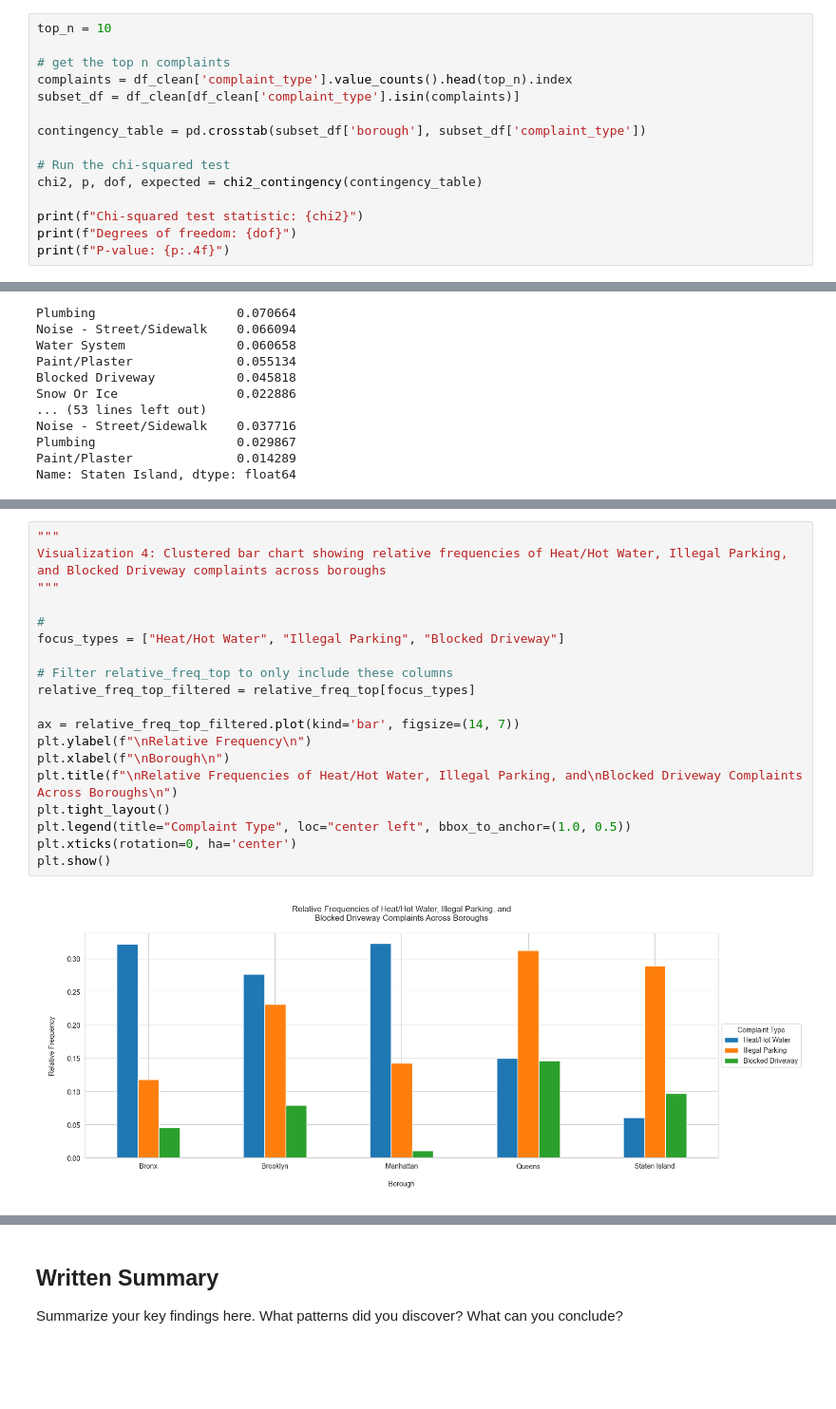
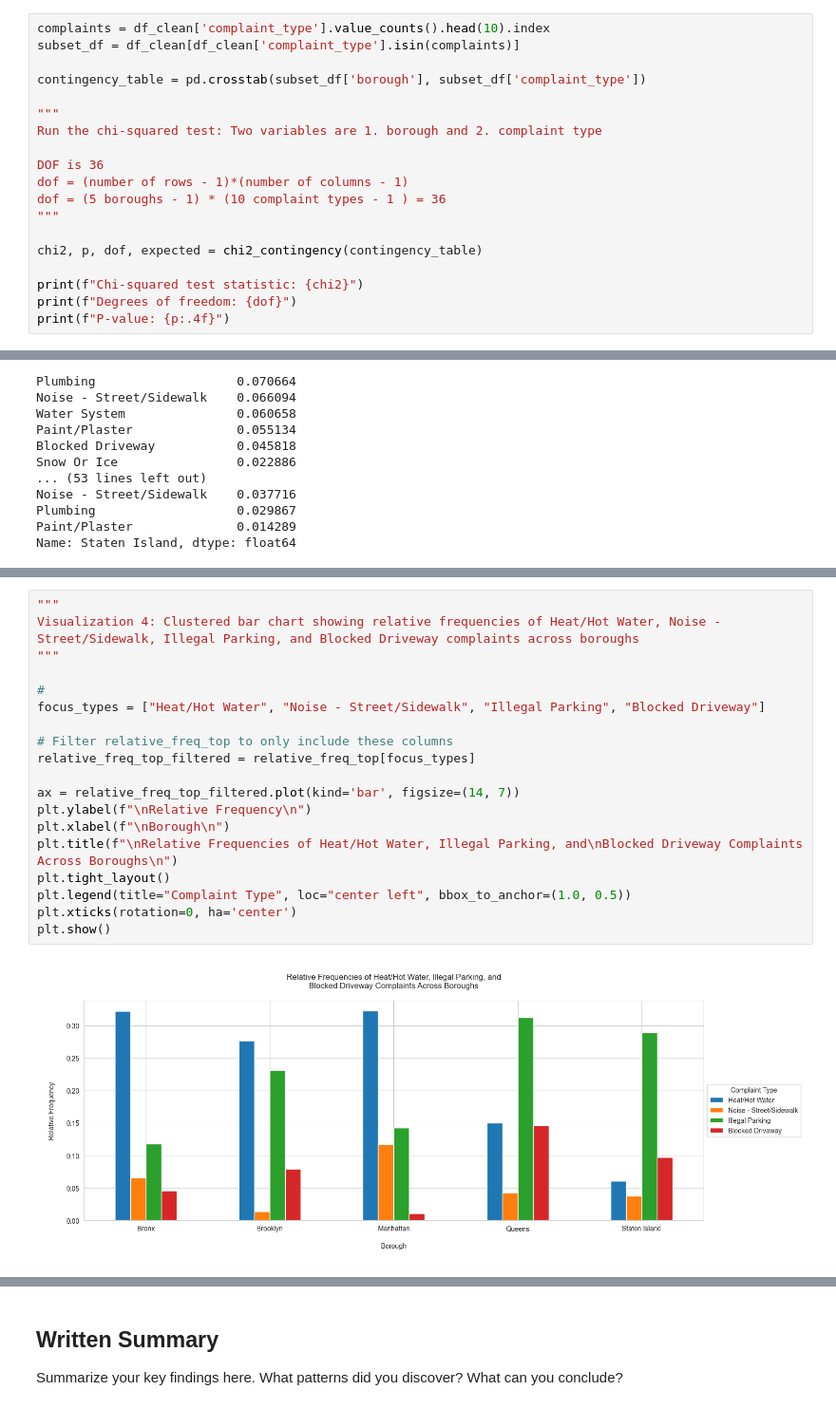
Before and after one commit to npisar/SI313-homework, a Jupyter notebook: module assignments/pisarczyk_Readymade Data Assignment.ipynb, the cells around one changed output, grey strips where cells are left out. Shown at 95% size. Saved outputs shown, nothing was run; the diff lists cells and outputs as text; blank space fills up the shorter version.

```diff
--- a/module assignments/pisarczyk_Readymade Data Assignment.ipynb
+++ b/module assignments/pisarczyk_Readymade Data Assignment.ipynb
@@ -641,13 +620,17 @@ Ellipsis
 # %%
-top_n = 10
-
-# get the top n complaints
-complaints = df_clean['complaint_type'].value_counts().head(top_n).index
+complaints = df_clean['complaint_type'].value_counts().head(10).index
 subset_df = df_clean[df_clean['complaint_type'].isin(complaints)]
 
 contingency_table = pd.crosstab(subset_df['borough'], subset_df['complaint_type'])
 
-# Run the chi-squared test
+"""
+Run the chi-squared test: Two variables are 1. borough and 2. complaint type
+
+DOF is 36
+dof = (number of rows - 1)*(number of columns - 1)
+dof = (5 boroughs - 1) * (10 complaint types - 1 ) = 36
+"""
+
 chi2, p, dof, expected = chi2_contingency(contingency_table)
 
 print(f"Chi-squared test statistic: {chi2}")
@@ -822,21 +839,21 @@ Interpetation of Visualization 3
 # %%
 """
-Visualization 4: Clustered bar chart showing relative frequencies of Heat/Hot Water, Illegal Parking, and Blocked Driveway complaints across boroughs
+Visualization 4: Clustered bar chart showing relative frequencies of Heat/Hot Water, Noise - Street/Sidewalk, Illegal Parking, and Blocked Driveway complaints across boroughs
 """
 
 #
-focus_types = ["Heat/Hot Water", "Illegal Parking", "Blocked Driveway"]
+focus_types = ["Heat/Hot Water", "Noise - Street/Sidewalk", "Illegal Parking", "Blocked Driveway"]
 
 # Filter relative_freq_top to only include these columns
 relative_freq_top_filtered = relative_freq_top[focus_types]
 
 ax = relative_freq_top_filtered.plot(kind='bar', figsize=(14, 7))
 plt.ylabel(f"\nRelative Frequency\n")
 plt.xlabel(f"\nBorough\n")
 plt.title(f"\nRelative Frequencies of Heat/Hot Water, Illegal Parking, and\nBlocked Driveway Complaints Across Boroughs\n")
 plt.tight_layout()
 plt.legend(title="Complaint Type", loc="center left", bbox_to_anchor=(1.0, 0.5))
 plt.xticks(rotation=0, ha='center')
 plt.show()
 # %% [output]
-[figure, old version]
+[figure, new version]
```
Also changed, not shown: parts of 18 cells of this notebook.
